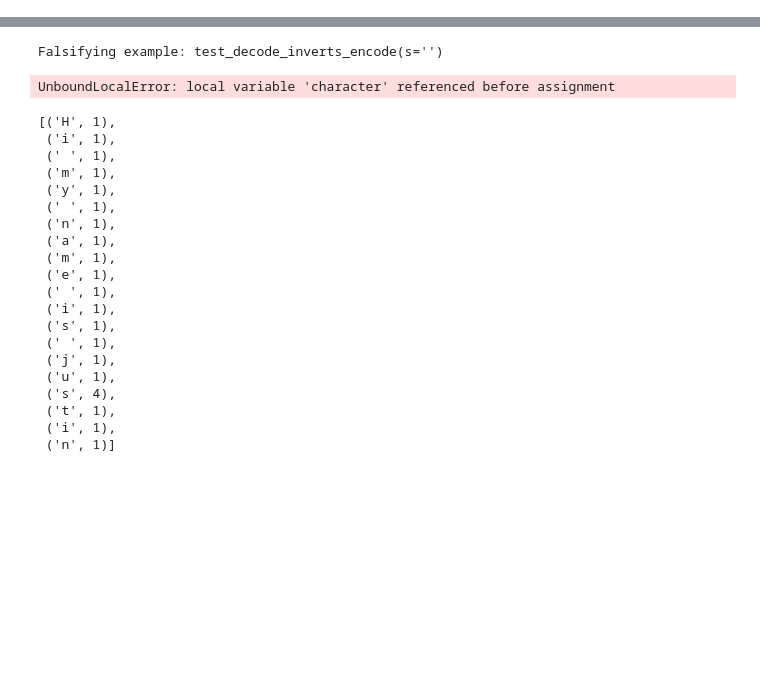
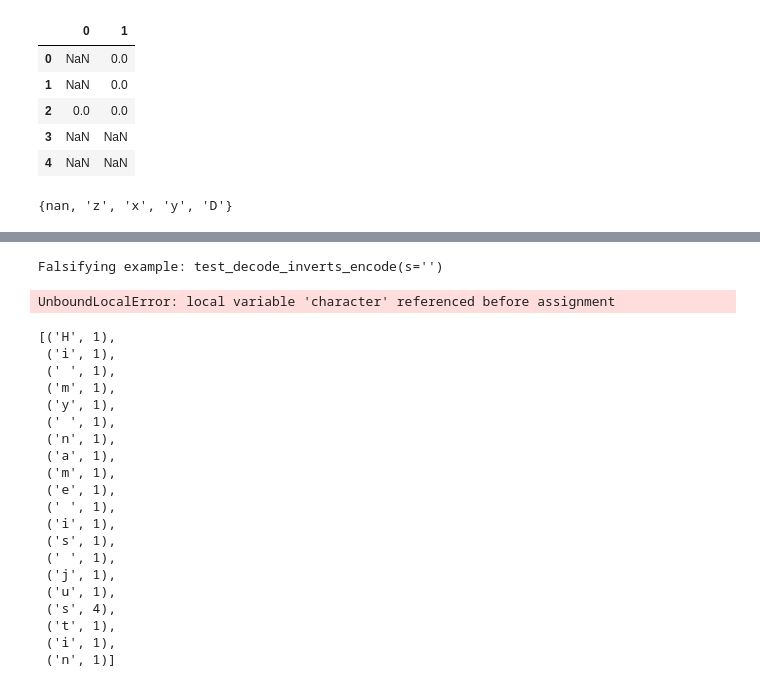
Before and after one commit to jmhsi/j_utils, a Jupyter notebook: hypothesis_example.ipynb, the cells around one changed output, grey strips where cells are left out. Cells and saved outputs as stored; diff of their text form; code cells hidden in the pictures; blank space fills up the shorter version.

```diff
--- a/hypothesis_example.ipynb
+++ b/hypothesis_example.ipynb
@@ -0,0 +14,4 @@
+# %%
+df1 = pd.DataFrame([['A', 'B', 'C'],['a','b','c']]).T
+df2 = pd.DataFrame([['B', 'C', 'D', 'B', 'B'], ['x', 'y', 'z', 'c', 'c']]).T
+df2_ori = df2.copy()
@@ -0,0 +22,13 @@
+# %%
+df2[df2 == 0]
+# %% [output]
+|  | 0 | 1 |
+| 0 | NaN | 0.0 |
+| 1 | NaN | 0.0 |
+| 2 | 0.0 | 0.0 |
+| 3 | NaN | NaN |
+| 4 | NaN | NaN |
+# %%
+set(df2_ori[df2==0].values.flatten())
+# %% [output]
+{nan, 'z', 'x', 'y', 'D'}
```
Also changed, not shown: parts of 29 cells of this notebook, 39 other files.
